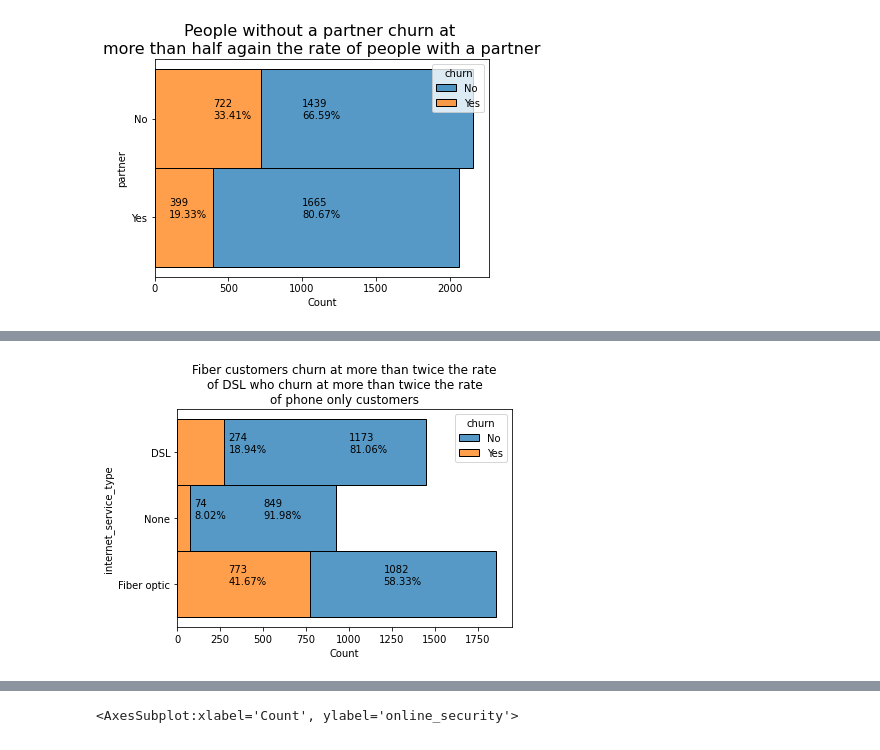
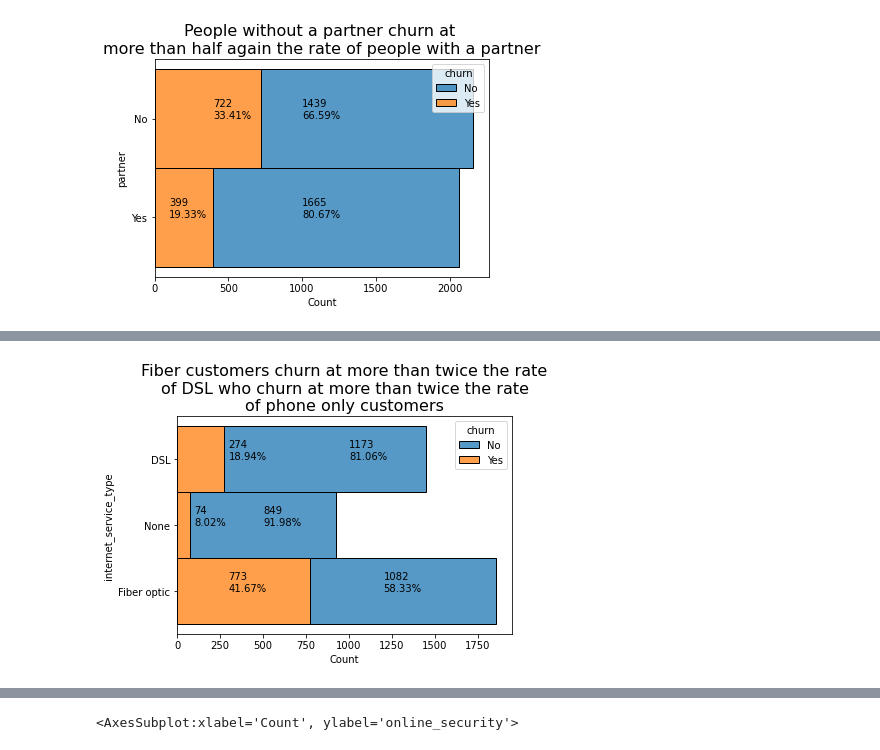
Before and after one commit to David-Howell/telco-churn, a Jupyter notebook: telco_exploration_notebook.ipynb, the cells around one changed output, grey strips where cells are left out. Drawn from its saved outputs; the diff is of its cells as text; code cells hidden in the pictures.

```diff
--- a/telco_exploration_notebook.ipynb
+++ b/telco_exploration_notebook.ipynb
@@ -248,16 +262,16 @@ ml_chr_yes / (ml_chr_yes + ml_chr_no)
 # %%
 sns.histplot(data=train, y='internet_service_type', hue='churn', multiple='stack')
 plt.title('Fiber customers churn at more than twice the rate\n\
-of DSL who churn at more than twice the rate\nof phone only customers')
+of DSL who churn at more than twice the rate\nof phone only customers',fontdict={'fontsize':16})
 plt.text(300, 'DSL',f'{isty[1]}\n{Percent(isty[1]/(isty[1]+istn[0]))}')
 plt.text(1000, 'DSL',f'{istn[0]}\n{Percent(istn[0]/(isty[1]+istn[0]))}')
 plt.text(100, 'None',f'{isty[2]}\n{Percent(isty[2]/(isty[2]+istn[2]))}')
 plt.text(500, 'None',f'{istn[2]}\n{Percent(istn[2]/(isty[2]+istn[2]))}')
 plt.text(300, 'Fiber optic',f'{isty[0]}\n{Percent(isty[0]/(isty[0]+istn[1]))}')
 plt.text(1200, 'Fiber optic',f'{istn[1]}\n{Percent(istn[1]/(isty[0]+istn[1]))}')
 plt.show()
 # %% [output]
-[figure, old version]
+[figure, new version]
 # %%
 isty = train['internet_service_type'][df.churn == 'Yes'].value_counts()
 isty
```
Also changed, not shown: parts of 56 cells of this notebook.
